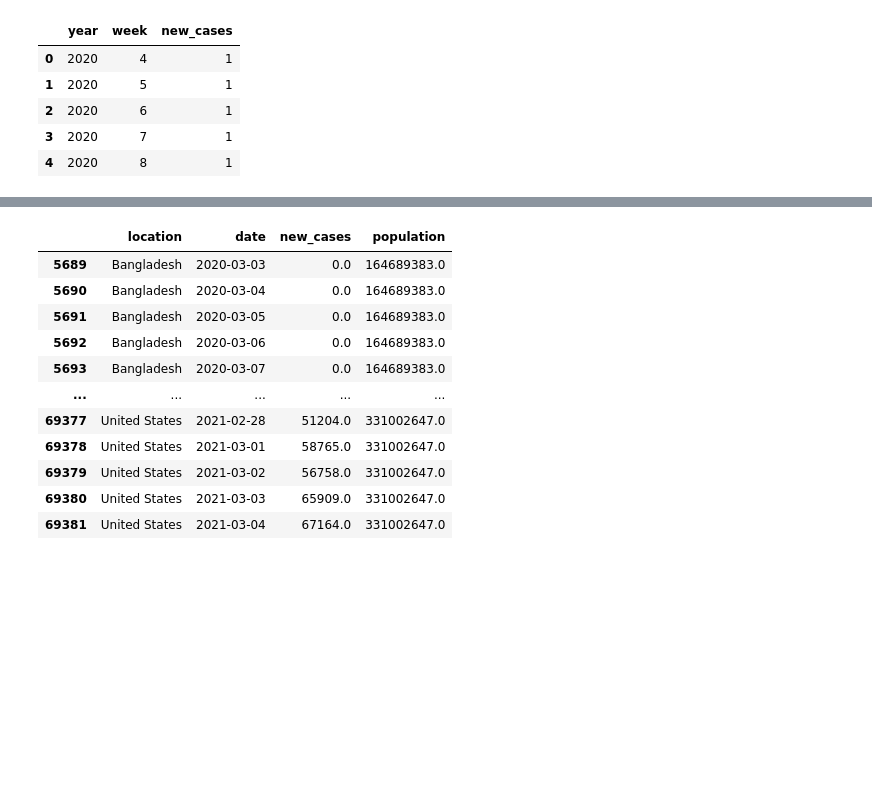
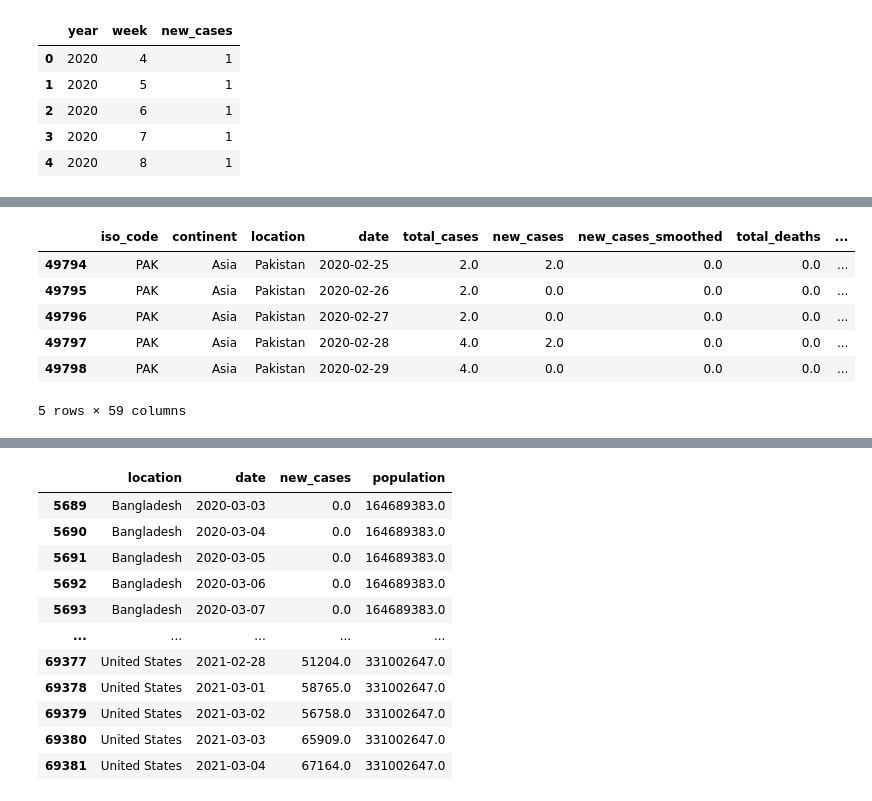
Before and after one commit to UNCG-CSE/SP-21_COVID-Team_4, a Jupyter notebook: src/team/stage_II/stage_II.ipynb, the cells around one changed output, grey strips where cells are left out. Cells and saved outputs as stored; diff of their text form; code cells hidden in the pictures; blank space fills up the shorter version.

```diff
--- a/src/team/stage_II/stage_II.ipynb
+++ b/src/team/stage_II/stage_II.ipynb
@@ -53,0 +79,11 @@ weekly_data.head()
+# %%
+pakistan_dataset = filtered_dataset[filtered_dataset.location == 'Pakistan'].fillna(0)
+pakistan_dataset.head()
+# %% [output]
+|  | iso_code | continent | location | date | total_cases | new_cases | new_cases_smoothed | total_deaths | ... |
+| 49794 | PAK | Asia | Pakistan | 2020-02-25 | 2.0 | 2.0 | 0.0 | 0.0 | ... |
+| 49795 | PAK | Asia | Pakistan | 2020-02-26 | 2.0 | 0.0 | 0.0 | 0.0 | ... |
+| 49796 | PAK | Asia | Pakistan | 2020-02-27 | 2.0 | 0.0 | 0.0 | 0.0 | ... |
+| 49797 | PAK | Asia | Pakistan | 2020-02-28 | 4.0 | 2.0 | 0.0 | 0.0 | ... |
+| 49798 | PAK | Asia | Pakistan | 2020-02-29 | 4.0 | 0.0 | 0.0 | 0.0 | ... |
+5 rows × 59 columns
```
Also changed, not shown: parts of 15 cells of this notebook.
